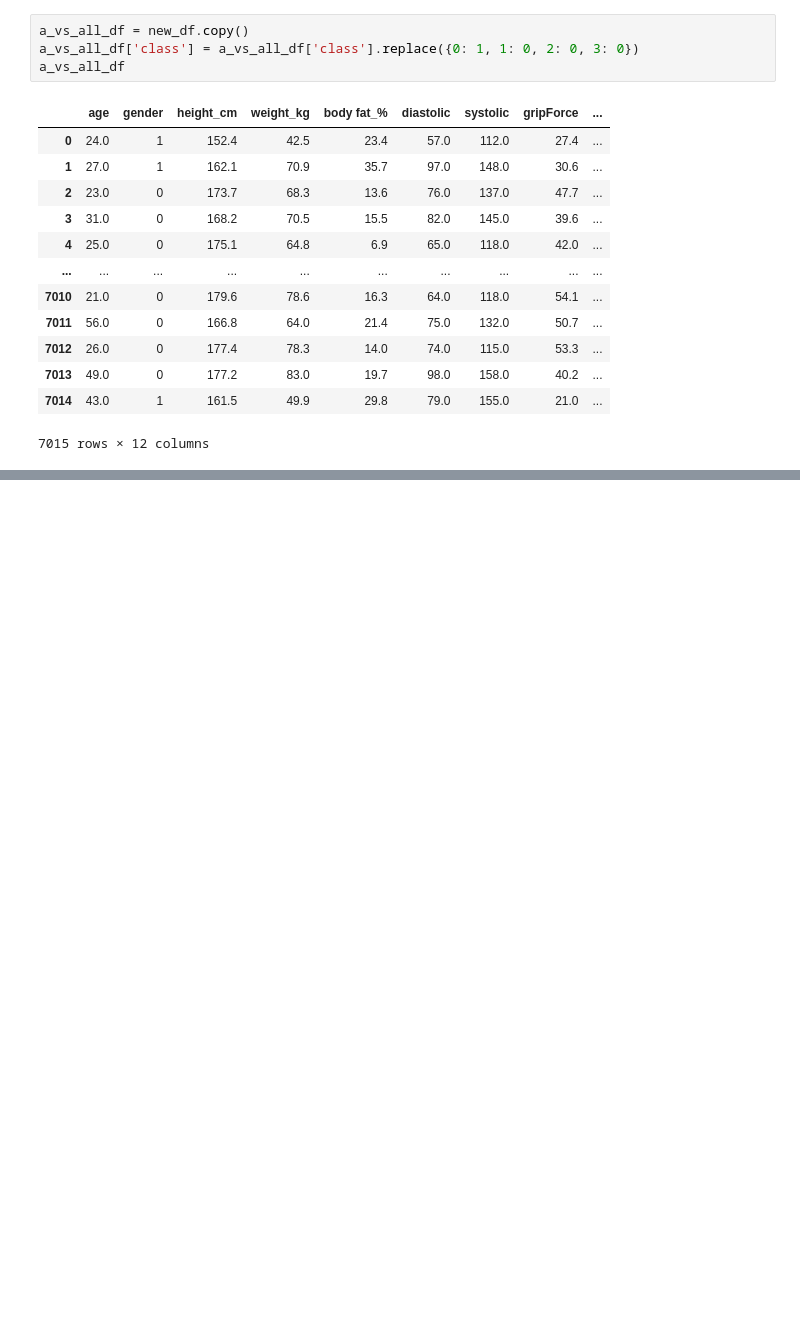
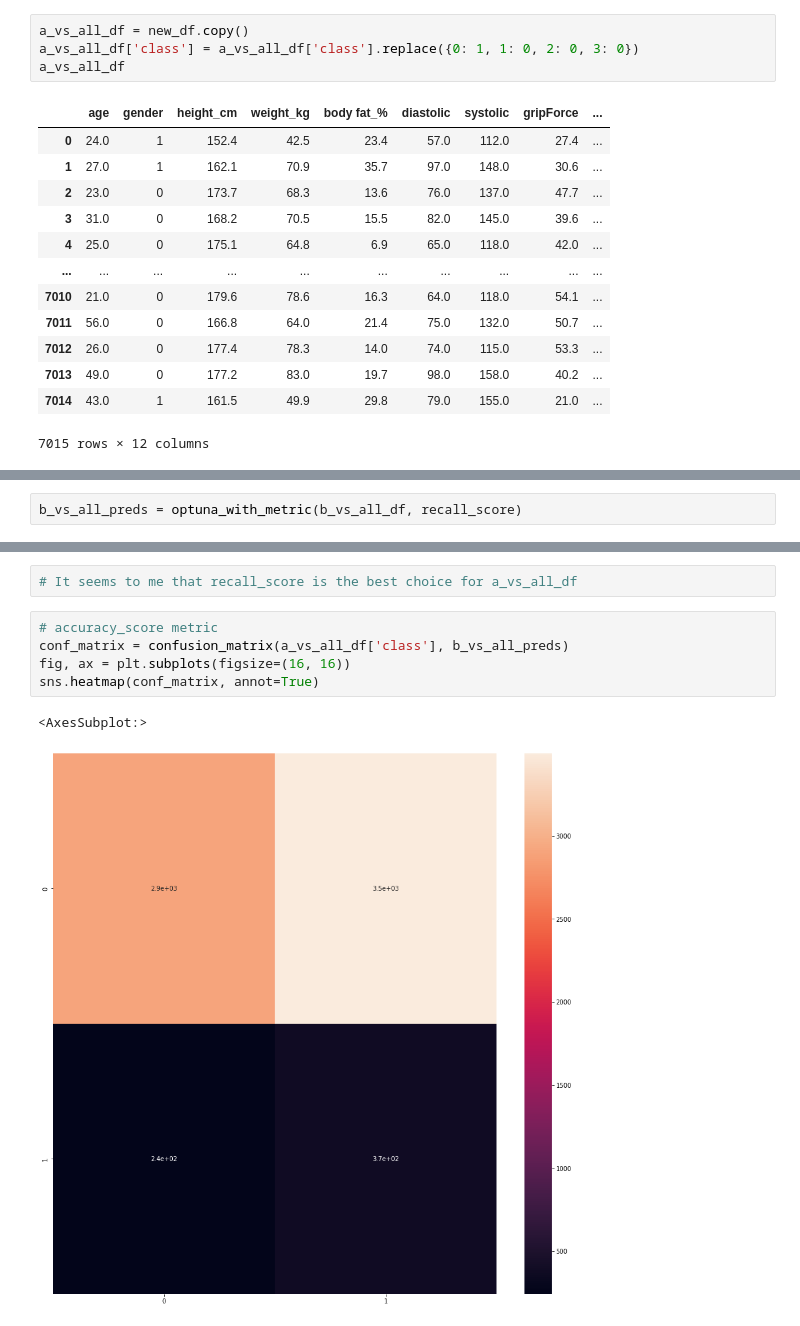
Before and after one commit to vs-sat-dev/Body-Performance, a Jupyter notebook: EDA/BodyPerformanceEDA.ipynb, the cells around one changed output, grey strips where cells are left out. Cells and saved outputs as stored; diff of their text form; blank space fills up the shorter version.

Commit message:
All vs one. Confusion matrices for b_vs_all_dataframe

```diff
--- a/EDA/BodyPerformanceEDA.ipynb
+++ b/EDA/BodyPerformanceEDA.ipynb
@@ -531,0 +490,2 @@ sns.heatmap(conf_matrix, annot=True)
+# %%
+b_vs_all_preds = optuna_with_metric(b_vs_all_df, recall_score)
@@ -531,0 +532,10 @@ sns.heatmap(conf_matrix, annot=True)
+# %%
+# It seems to me that recall_score is the best choice for a_vs_all_df
+# %%
+# accuracy_score metric
+conf_matrix = confusion_matrix(a_vs_all_df['class'], b_vs_all_preds)
+fig, ax = plt.subplots(figsize=(16, 16))
+sns.heatmap(conf_matrix, annot=True)
+# %% [output]
+<AxesSubplot:>
+[figure, added]
```
Also changed, not shown: parts of 21 cells of this notebook.
